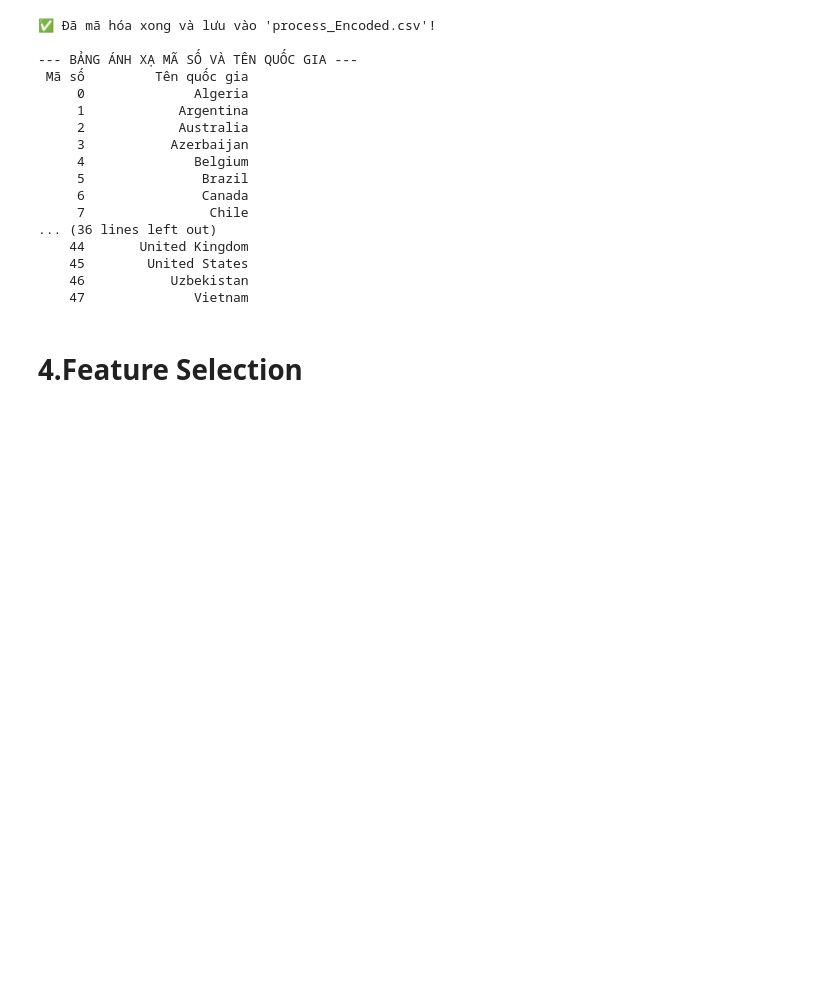
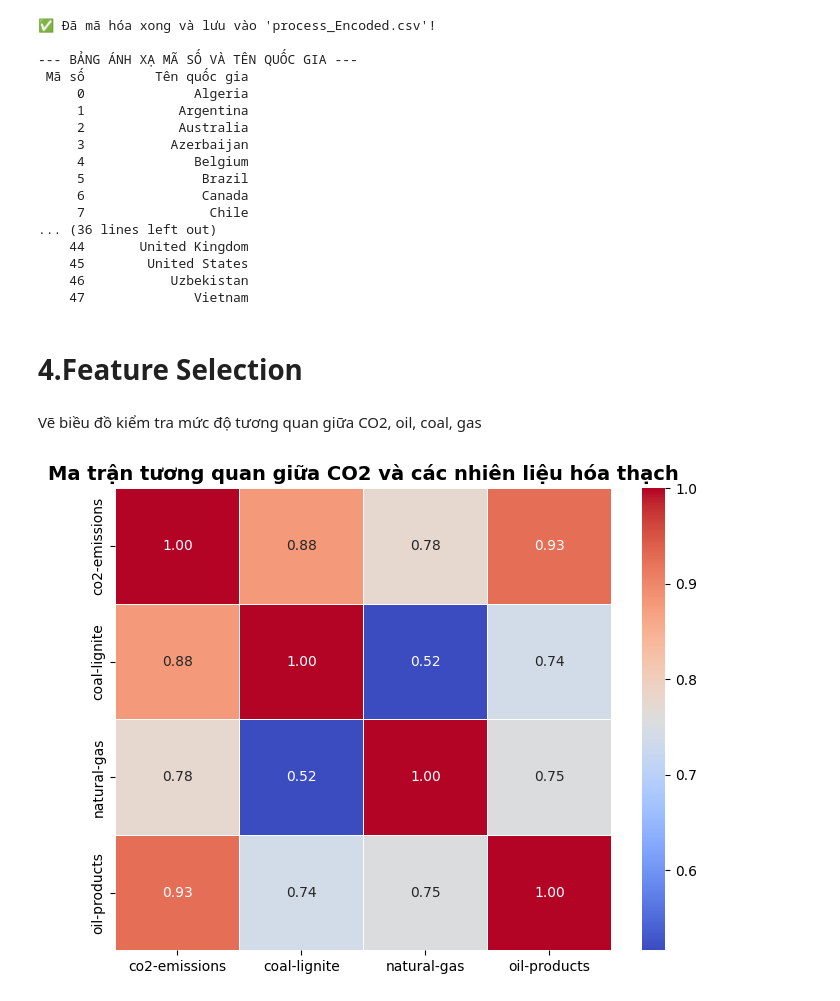
Before and after one commit to NganBui25/-CO2-Emissions-Prediction, a Jupyter notebook: full_data_crawler.ipynb, the cells around one changed output. Saved outputs shown, nothing was run; the diff lists cells and outputs as text; code cells hidden in the pictures; blank space fills up the shorter version.

```diff
--- a/full_data_crawler.ipynb
+++ b/full_data_crawler.ipynb
@@ -799,3 +802,24 @@ print(mapping_df.to_string(index=False))
     47              Vietnam
 # %% [markdown]
 # 4.Feature Selection
+# %% [markdown]
+Vẽ biều đồ kiểm tra mức độ tương quan giữa CO2, oil, coal, gas
+# %%
+import pandas as pd
+import seaborn as sns
+import matplotlib.pyplot as plt
+
+# Đọc file dữ liệu của bạn
+df = pd.read_csv('process_Encoded.csv')
+
+cols_to_check = ['co2-emissions', 'coal-lignite', 'natural-gas', 'oil-products']
+
+corr_matrix = df[cols_to_check].corr()
+
+# Vẽ biểu đồ Heatmap
+plt.figure(figsize=(8, 6))
+sns.heatmap(corr_matrix, annot=True, cmap='coolwarm', fmt=".2f", linewidths=0.5)
+plt.title('Ma trận tương quan giữa CO2 và các nhiên liệu hóa thạch', fontsize=14, fontweight='bold')
+plt.show()
+# %% [output]
+[figure, added]
```
Also changed, not shown: parts of 17 cells of this notebook, 2 other files.
